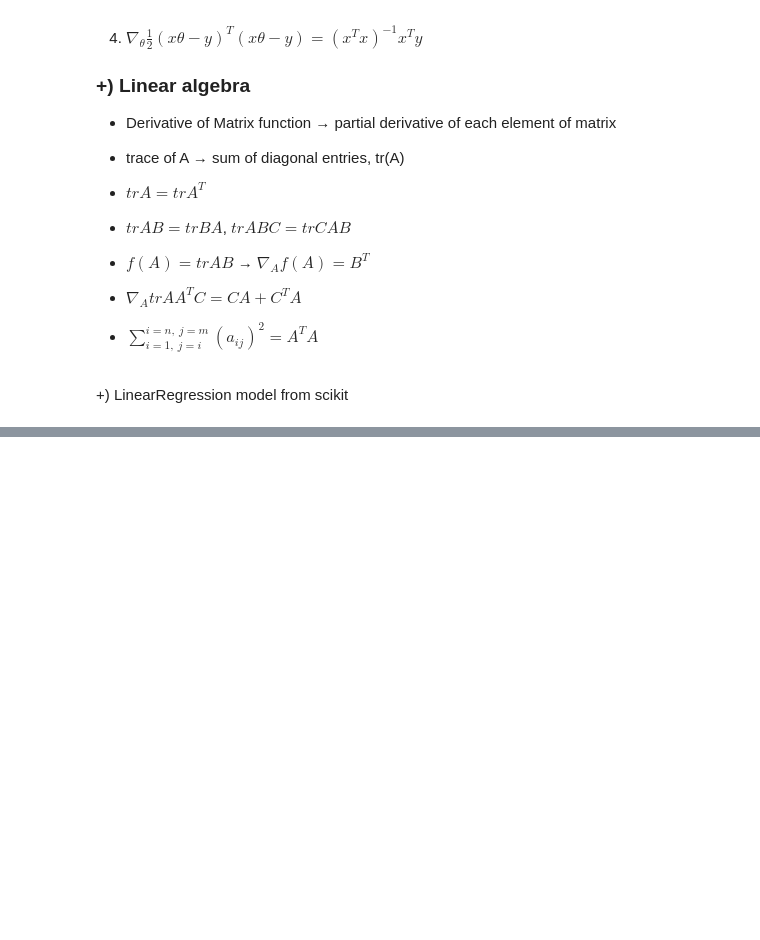
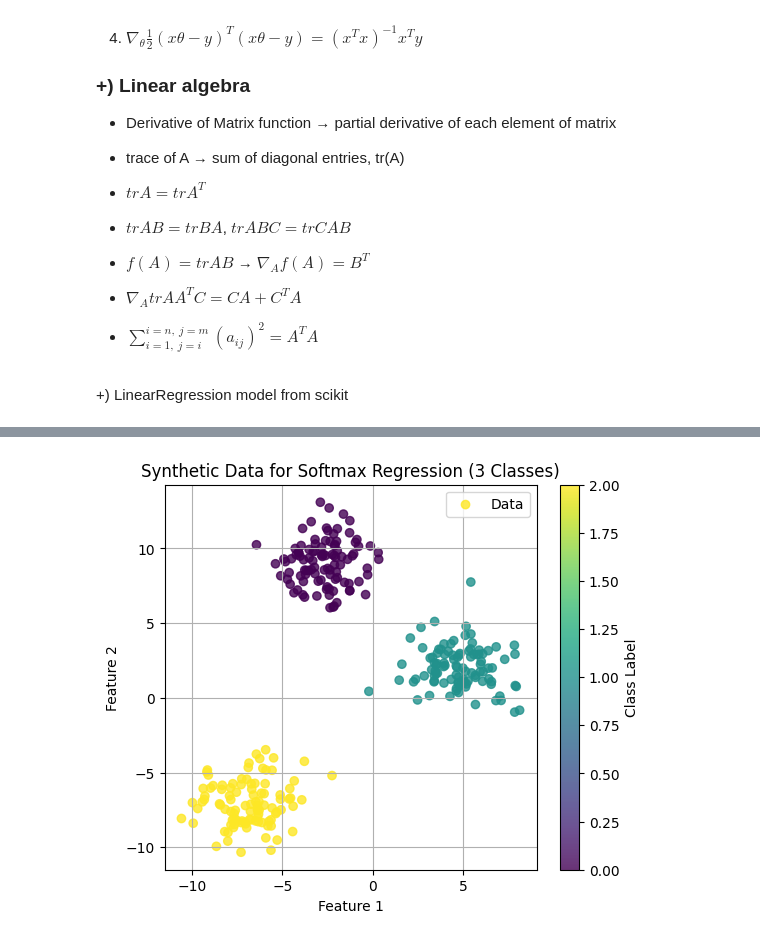
Before and after one commit to SeonUI/ML_CS229, a Jupyter notebook: C1_LinearRegression.ipynb, the cells around one changed output, grey strips where cells are left out. Cells and saved outputs as stored; diff of their text form; code cells hidden in the pictures; blank space fills up the shorter version.

```diff
--- a/C1_LinearRegression.ipynb
+++ b/C1_LinearRegression.ipynb
@@ -356,0 +488,26 @@ plt.show()
+# %%
+from sklearn.datasets import make_blobs
+
+np.random.seed(0)
+N_samples = 300
+n_features = 2
+n_classes = 3
+X, Y = make_blobs(n_samples=N_samples, n_features=n_features, centers=n_classes,
+                  cluster_std=1.5, random_state=42)
+
+Y = Y.reshape(-1, 1)
+
+plt.figure(figsize=(6, 5))
+plt.scatter(X[:, 0], X[:, 1], c=Y.flatten(), label='Data', alpha=0.8)
+plt.title('Synthetic Data for Softmax Regression (3 Classes)')
+plt.xlabel('Feature 1')
+plt.ylabel('Feature 2')
+plt.colorbar(label='Class Label')
+plt.legend()
+plt.grid(True)
+plt.show()
+
+# Split data into training and testing sets
+X_train, X_test, Y_train, Y_test = train_test_split(X, Y, test_size=0.2, random_state=42)
+# %% [output]
+[figure, added]
```
Also changed, not shown: parts of 15 cells of this notebook.
